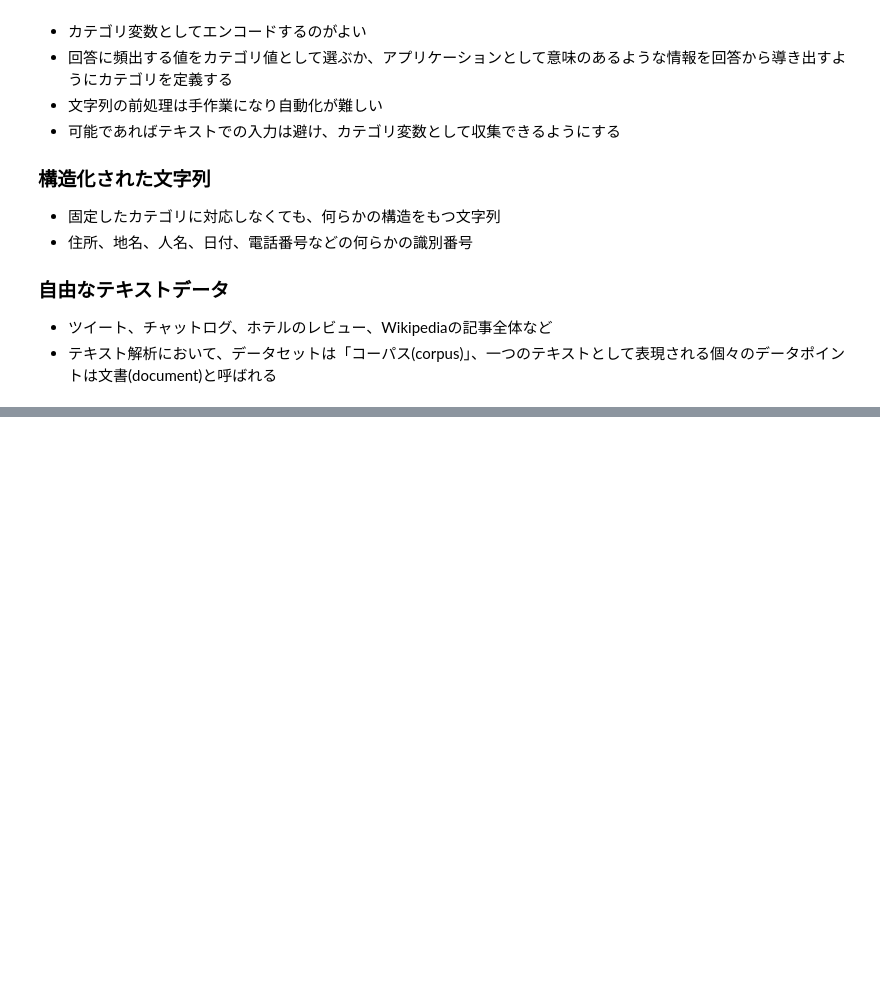
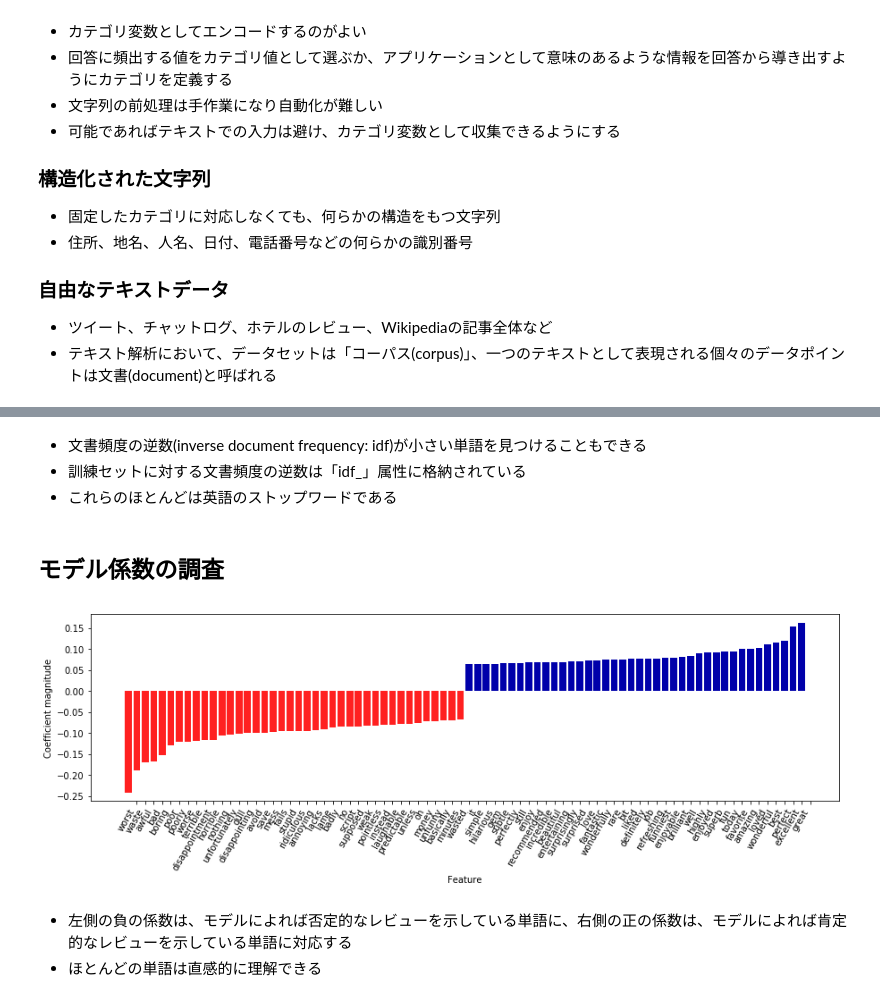
Before and after one commit to morooka-akira/MachineLearningMemo, a Jupyter notebook: テキストデータの処理.ipynb, the cells around one changed output, grey strips where cells are left out. Drawn from its saved outputs; the diff is of its cells as text; code cells hidden in the pictures; blank space fills up the shorter version.

```diff
--- a/テキストデータの処理.ipynb
+++ b/テキストデータの処理.ipynb
@@ -54,0 +297,6 @@ Requirement already satisfied: olefile in /Users/amoro/.pyenv/versions/anaconda3
+# %%
+# stop_word="english"を指定すると、組み込みのストップワードリストを用いる
+# ストップワードリストに単語を追加したり、独自のものを使うこともできる
+vect = CountVectorizer(min_df=5, stop_words="english").fit(text_train)
+X_train = vect.transform(text_train)
+print("X_train with stop words:\n{}".format(repr(X_train)))
@@ -54,0 +307,4 @@ Requirement already satisfied: olefile in /Users/amoro/.pyenv/versions/anaconda3
+# %%
+grid = GridSearchCV(LogisticRegression(), param_grid, cv=5)
+grid.fit(X_train, y_train)
+print("Best cross-validation score: {:.2f}".format(grid.best_score_))
@@ -54,0 +334,8 @@ Requirement already satisfied: olefile in /Users/amoro/.pyenv/versions/anaconda3
+# %%
+from sklearn.feature_extraction.text import TfidfVectorizer
+from sklearn.pipeline import make_pipeline
+pipe = make_pipeline(TfidfVectorizer(min_df=5, norm=None),  LogisticRegression())
+param_grid = {'logisticregression__C': [0.001, 0.01, 0.1, 1, 10]}
+grid = GridSearchCV(pipe, param_grid, cv=5)
+grid.fit(text_train, y_train)
+print("Best cross-validation score: {:.2f}".format(grid.best_score_))
@@ -54,0 +348,12 @@ Requirement already satisfied: olefile in /Users/amoro/.pyenv/versions/anaconda3
+# %%
+vectorizer = grid.best_estimator_.named_steps["tfidfvectorizer"]
+# 訓練データセットを変換
+X_train = vectorizer.transform(text_train)
+# それぞれの特徴量のデータセット中での最大値を見つける
+max_value = X_train.max(axis=0).toarray().ravel()
+sorted_byidf = max_value.argsort()
+# 特徴量名を取得
+feature_names = np.array(vectorizer.get_feature_names())
+
+print("Features with lowest tfidf:\n{}".format(feature_names[sorted_byidf[:20]]))
+print("Features with highest tfidf:\n{}".format(feature_names[sorted_byidf[:-20]]))
@@ -54,0 +385,16 @@ Requirement already satisfied: olefile in /Users/amoro/.pyenv/versions/anaconda3
+# %% [markdown]
+- 文書頻度の逆数(inverse document frequency: idf)が小さい単語を見つけることもできる
+- 訓練セットに対する文書頻度の逆数は「idf_」属性に格納されている
+- これらのほとんどは英語のストップワードである
+# %% [markdown]
+モデル係数の調査
+---
+# %%
+mglearn.tools.visualize_coefficients(
+      grid.best_estimator_.named_steps["logisticregression"].coef_,
+      feature_names, n_top_features=40)
+# %% [output]
+[figure, added]
+# %% [markdown]
+- 左側の負の係数は、モデルによれば否定的なレビューを示している単語に、右側の正の係数は、モデルによれば肯定的なレビューを示している単語に対応する
+- ほとんどの単語は直感的に理解できる
```
Also changed, not shown: parts of 80 cells of this notebook.
